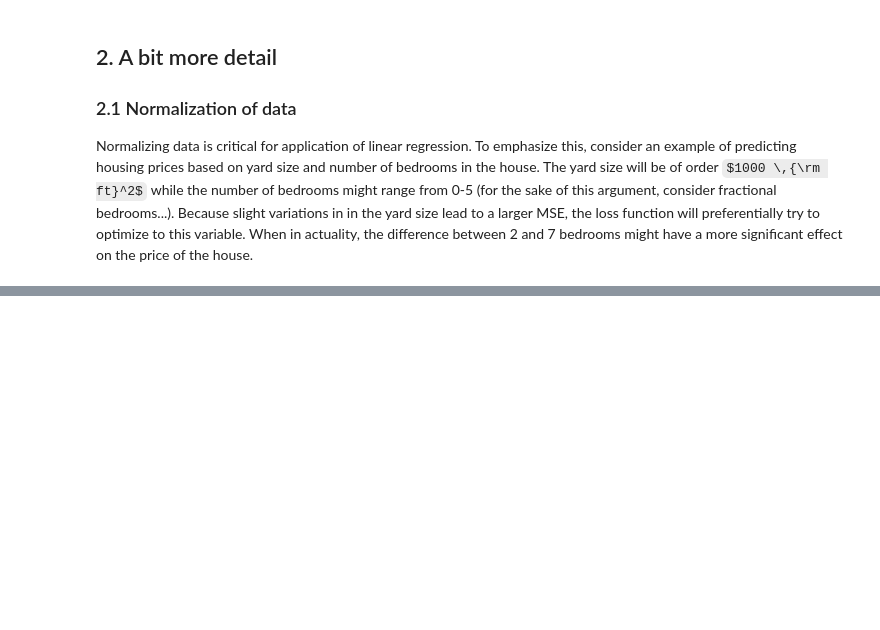
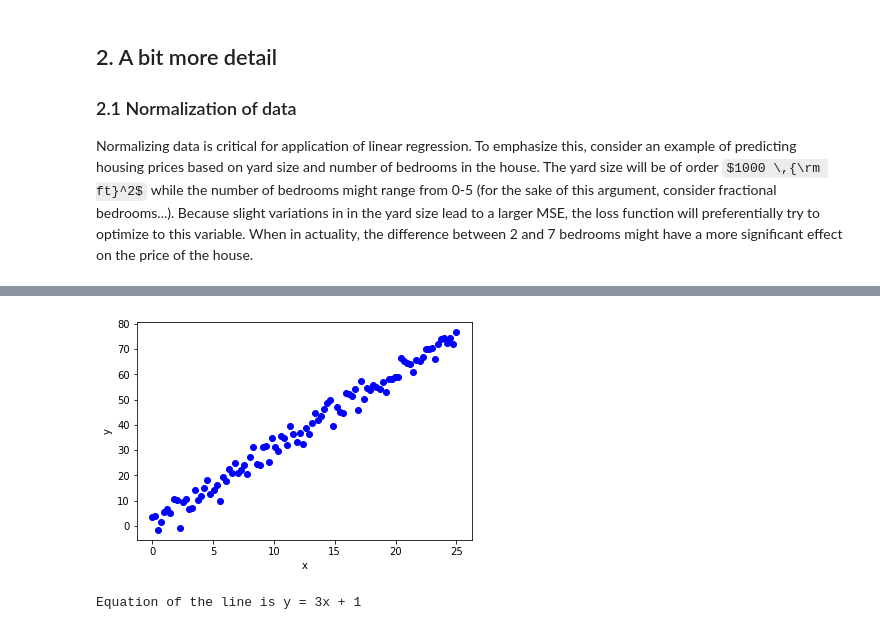
Before and after one commit to bdhammel/ml-cliff-notes, a Jupyter notebook: linear_regression.ipynb, the cells around one changed output, grey strips where cells are left out. Drawn from its saved outputs; the diff is of its cells as text; code cells hidden in the pictures; some formulas as TeX source; blank space fills up the shorter version.

```diff
--- a/linear_regression.ipynb
+++ b/linear_regression.ipynb
@@ -254,0 +359,10 @@ $$
+# %%
+x = np.linspace(0,25,100)
+epsilon = 3*np.random.randn(len(x))
+y = 3*x + 1 + epsilon
+plt.plot(x, y, 'bo')
+plt.xlabel("x")
+plt.ylabel("y")
+plt.show()
+# %% [output]
+[figure, added]
@@ -254,0 +372,4 @@ $$
+# %%
+print("Equation of the line is y = {:.0f}x + {:.0f}".format(*lr.coeff()))
+# %% [output]
+Equation of the line is y = 3x + 1
```
Also changed, not shown: parts of 10 cells of this notebook.
